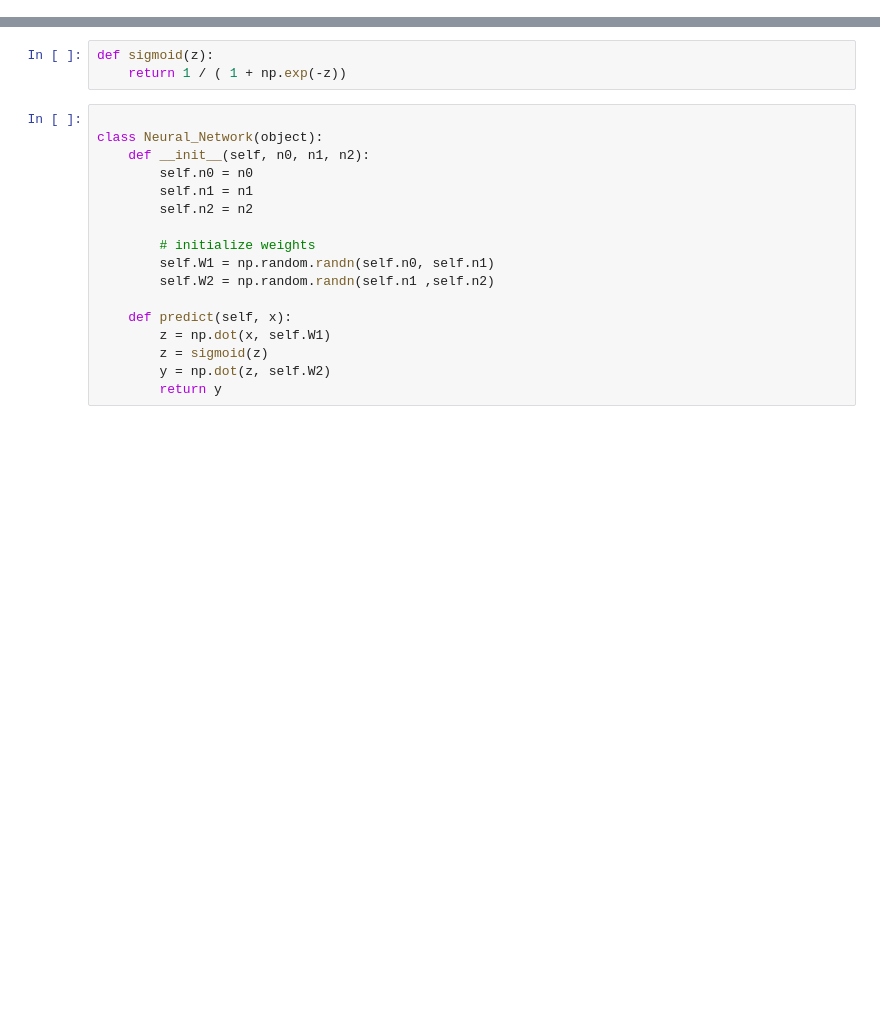
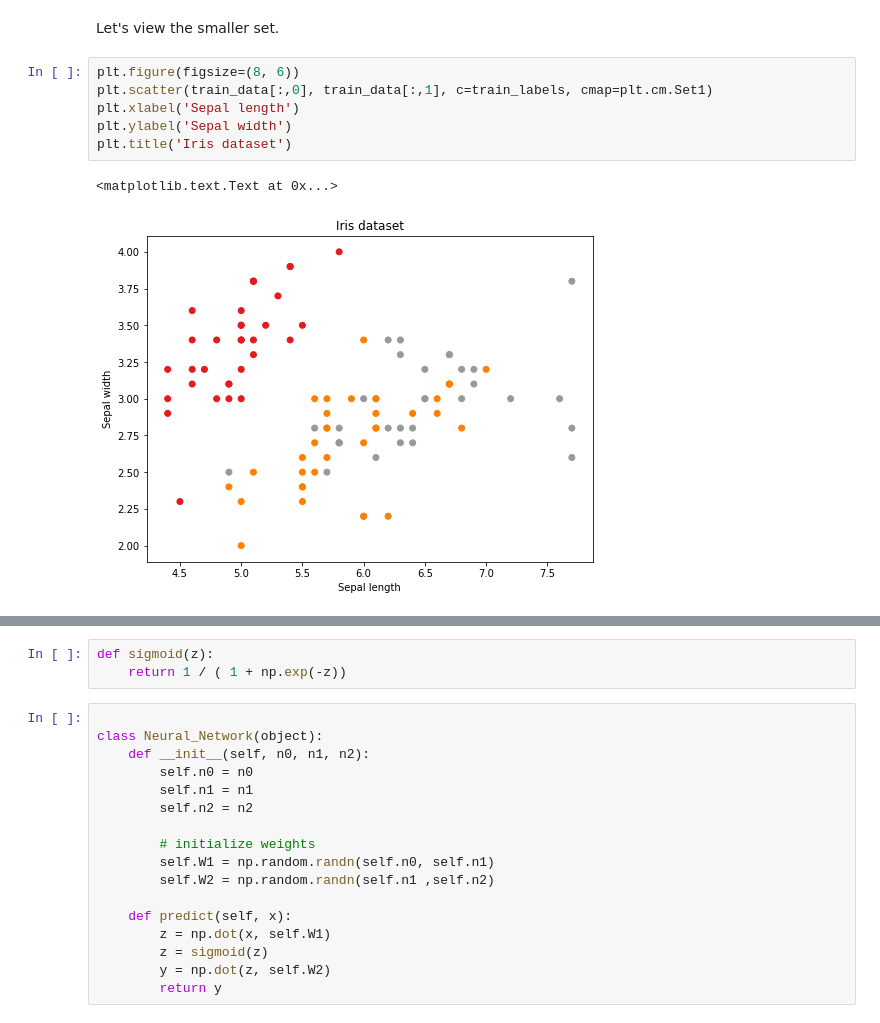
Before and after one commit to genekogan/course-ml4a, a Jupyter notebook: 01_neural_network.ipynb, the cells around one changed output, grey strips where cells are left out. Saved outputs shown, nothing was run; the diff lists cells and outputs as text; blank space fills up the shorter version.

```diff
--- a/01_neural_network.ipynb
+++ b/01_neural_network.ipynb
@@ -146,0 +142,11 @@ y = np.array(([75], [82], [93]), dtype=float)
+# %% [markdown]
+Let's view the smaller set.
+# %%
+plt.figure(figsize=(8, 6))
+plt.scatter(train_data[:,0], train_data[:,1], c=train_labels, cmap=plt.cm.Set1)
+plt.xlabel('Sepal length')
+plt.ylabel('Sepal width')
+plt.title('Iris dataset')
+# %% [output]
+<matplotlib.text.Text at 0x...>
+[figure, added]
```
Also changed, not shown: parts of 28 cells of this notebook, 3 other files.
